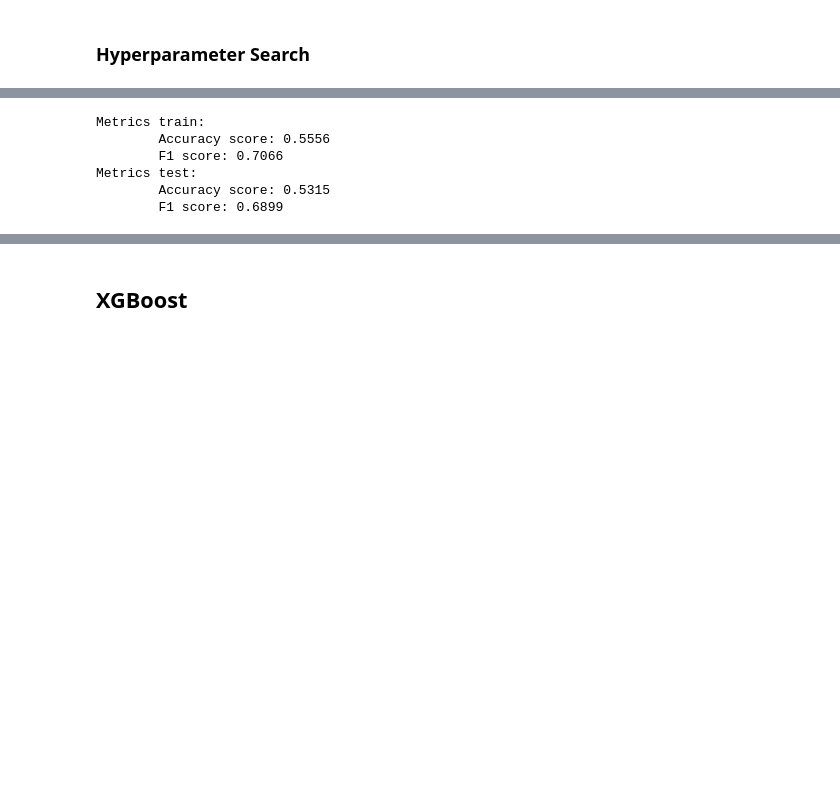
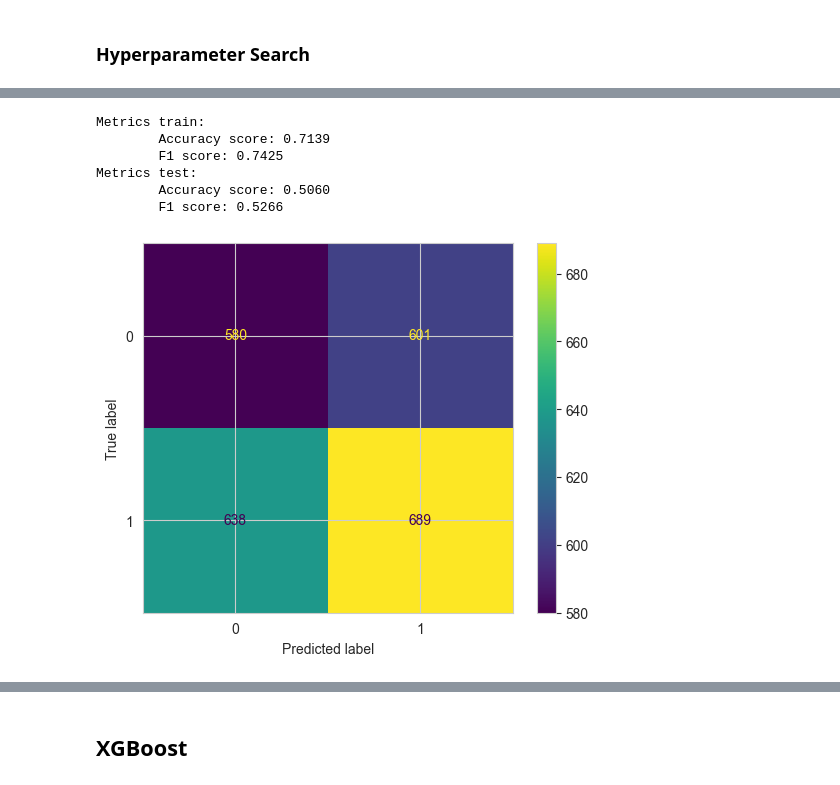
Before and after one commit to FlexiblePlanInvestmentsLtd/UniversityofChicago, a Jupyter notebook: analysis/classifier_model.ipynb, the cells around one changed output, grey strips where cells are left out. Cells and saved outputs as stored; diff of their text form; code cells hidden in the pictures; blank space fills up the shorter version.

```diff
--- a/analysis/classifier_model.ipynb
+++ b/analysis/classifier_model.ipynb
@@ -243,11 +247,11 @@ param_grid = {
 }
 
 # Create the XGBoost model object
-random_forest_model = RandomForestClassifier(random_state=RANDOM_STATE, verbose=1)
+random_forest_model = RandomForestClassifier(random_state=RANDOM_STATE, verbose=1, n_jobs=-1, class_weight="balanced_subsample")
 
 # TODO: Tune on both Accuracy and F1 scores and compare portfolio performance of each
 # Create the GridSearchCV object
-acc_grid_search = RandomizedSearchCV(random_forest_model, param_grid, cv=5, scoring='accuracy')
+acc_grid_search = RandomizedSearchCV(random_forest_model, param_grid, cv=5, scoring='accuracy', n_iter=25)
 
 # Fit the GridSearchCV object to the training data
 acc_grid_search.fit(X_train, y_train)
@@ -284,11 +290,11 @@ param_grid = {
 }
 
 # Create the XGBoost model object
-random_forest_model = RandomForestClassifier(random_state=RANDOM_STATE, verbose=1)
+random_forest_model = RandomForestClassifier(random_state=RANDOM_STATE, class_weight="balanced_subsample", verbose=1, n_jobs=-10)
 
 # TODO: Tune on both Accuracy and F1 scores and compare portfolio performance of each
 # Create the GridSearchCV object
-f1_grid_search = RandomizedSearchCV(random_forest_model, param_grid, cv=5, scoring='f1')
+f1_grid_search = RandomizedSearchCV(random_forest_model, param_grid, cv=5, scoring='precision', n_iter=25)
 
 # Fit the GridSearchCV object to the training data
 f1_grid_search.fit(X_train, y_train)
@@ -320,14 +326,23 @@ Best score:  0.6682555037532981
 # %%
 # Model tuned for Accuracy
-random_forest_acc_model = RandomForestClassifier(**acc_grid_search.best_params_).fit(X_train,y_train)
+random_forest_acc_model = RandomForestClassifier(**acc_grid_search.best_params_, class_weight="balanced_subsample").fit(X_train,y_train)
 print(f"Metrics train:\n\tAccuracy score: {accuracy_score(y_train, random_forest_acc_model.predict(X_train)):.4f}\
       \n\tF1 score: {f1_score(y_train, random_forest_acc_model.predict(X_train)):.4f}\
       \nMetrics test:\n\tAccuracy score: {accuracy_score(y_val, random_forest_acc_model.predict(X_val)):.4f}\
       \n\tF1 score: {f1_score(y_val, random_forest_acc_model.predict(X_val)):.4f}")
+
+from sklearn.metrics import confusion_matrix, ConfusionMatrixDisplay
+
+cm = confusion_matrix(y_val, random_forest_acc_model.predict(X_val),)
+disp = ConfusionMatrixDisplay(confusion_matrix=cm,)
+disp.plot()
+
+plt.show()
 # %% [output]
 Metrics train:
-        Accuracy score: 0.5556
-        F1 score: 0.7066
+        Accuracy score: 0.7139
+        F1 score: 0.7425
 Metrics test:
-        Accuracy score: 0.5315
-        F1 score: 0.6899
+        Accuracy score: 0.5060
+        F1 score: 0.5266
+[figure, added]
```
Also changed, not shown: parts of 18 cells of this notebook, 2 other files.
